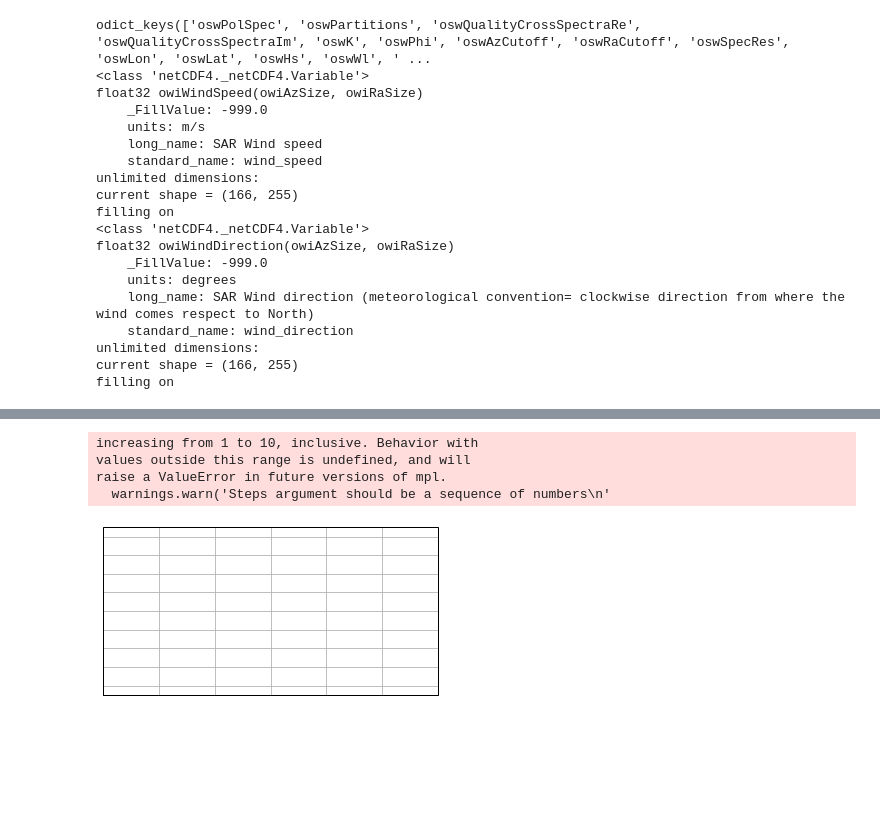
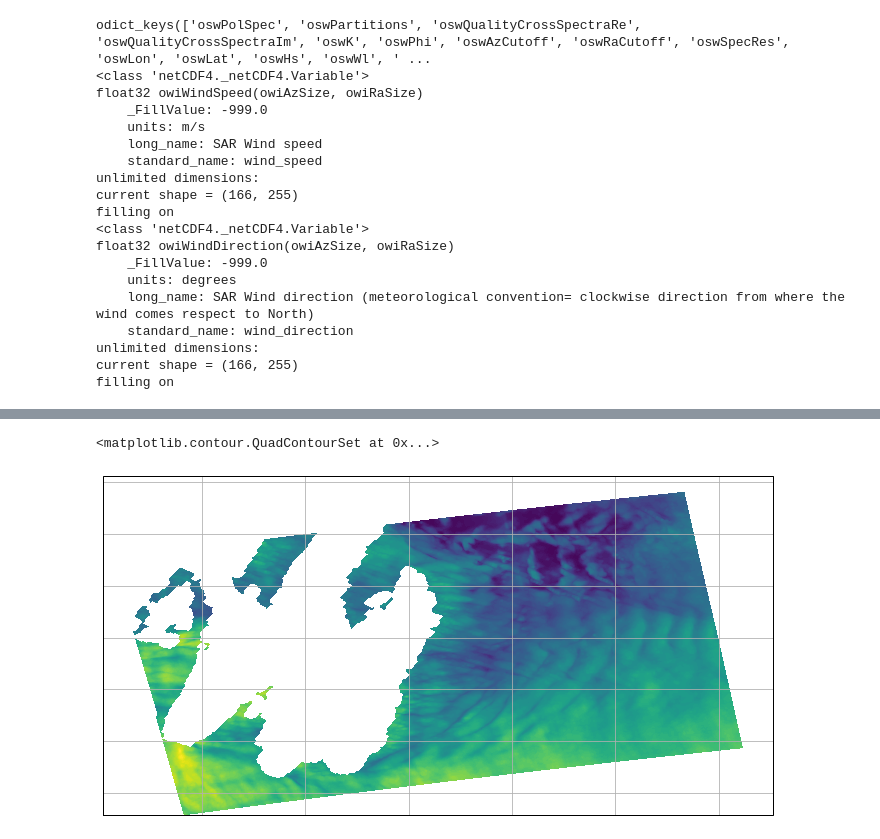
Before and after one commit to Seyed-Ali-Ahmadi/Python-for-Remote-Sensing, a Jupyter notebook: Sentinel_1_OWI_product.ipynb, the cells around one changed output, grey strips where cells are left out. Drawn from its saved outputs; the diff is of its cells as text; code cells hidden in the pictures; blank space fills up the shorter version.

```diff
--- a/Sentinel_1_OWI_product.ipynb
+++ b/Sentinel_1_OWI_product.ipynb
@@ -106,3 +136,5 @@ nan nan
 # %%
-lat = dataset.variables['owiLat']
-lon = dataset.variables['owiLon']
+lat = dataset.variables['owiLat'][:]
+lon = dataset.variables['owiLon'][:]
+print(lat)
+print(lon)
@@ -109,10 +156,9 @@ lon = dataset.variables['owiLon']
-# %%
-ax = plt.axes(projection=ccrs.PlateCarree())
-ax.gridlines()
-ax.set_global()
-# %% [output]
-increasing from 1 to 10, inclusive. Behavior with
-values outside this range is undefined, and will
-raise a ValueError in future versions of mpl.
-  warnings.warn('Steps argument should be a sequence of numbers\n'
-[figure, removed]
+# %%
+fig = plt.figure(figsize=(12, 12))
+ax = plt.axes(projection=ccrs.PlateCarree())
+ax.gridlines()
+extent = [-59, -45, 50, 40]
+ax.contourf(lon, lat, owiSpeed, 100, transform=ccrs.PlateCarree())
+# %% [output]
+<matplotlib.contour.QuadContourSet at 0x...>
+[figure, added]
```
Also changed, not shown: parts of 5 cells of this notebook.
